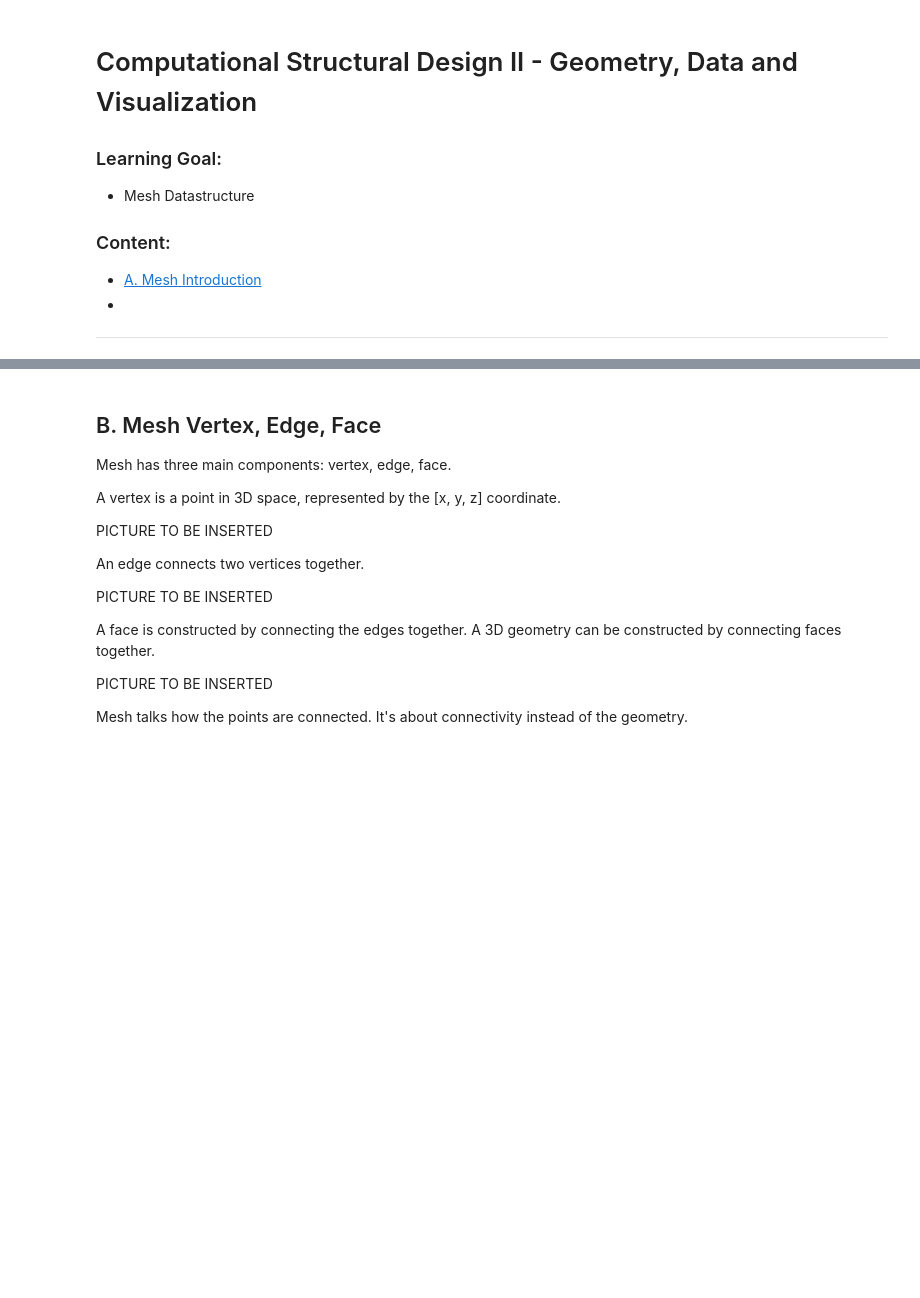
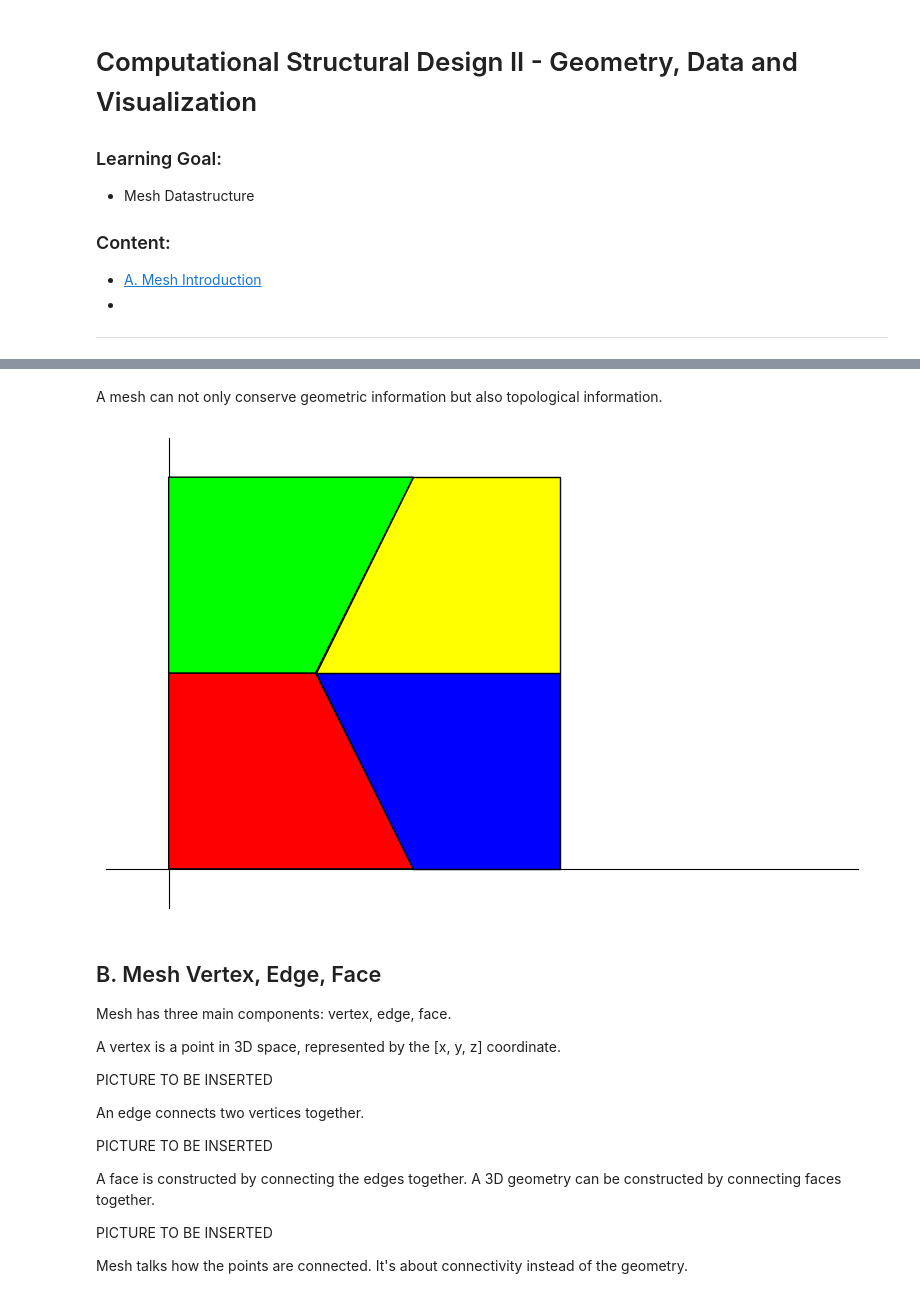
Before and after one commit to BRG-teaching/CSD2_2022, a Jupyter notebook: 3_Materialization/Tutorial5/week_6.ipynb, the cells around one changed output, grey strips where cells are left out. Saved outputs shown, nothing was run; the diff lists cells and outputs as text; code cells hidden in the pictures; blank space fills up the shorter version.

Commit message:
add A1. topological and geometrical

```diff
--- a/3_Materialization/Tutorial5/week_6.ipynb
+++ b/3_Materialization/Tutorial5/week_6.ipynb
@@ -38,3 +42,27 @@ plotter.show()
+# %% [markdown]
+A mesh can not only conserve geometric information but also topological information.
+# %%
+from compas.geometry import Polygon
+from compas_plotters import Plotter
+
+points = [[0, 0], [2.5, 0], [4, 0],
+         [0, 2], [1.5, 2], [4, 2],
+         [0, 4], [2.5, 4], [4, 4]]
+polygon_1 = Polygon([points[0], points[1], points[4], points[3]])
+polygon_2 = Polygon([points[1], points[2], points[5], points[4]])
+polygon_3 = Polygon([points[3], points[4], points[7], points[6]])
+polygon_4 = Polygon([points[4], points[5], points[8], points[7]])
+
+# visualize the Point
+plotter = Plotter(show_axes=True)
+plotter.add(polygon_1, facecolor=(1, 0, 0))
+plotter.add(polygon_2, facecolor=(0, 0, 1))
+plotter.add(polygon_3, facecolor=(0, 1, 0))
+plotter.add(polygon_4, facecolor=(1, 1, 0))
+plotter.zoom_extents()
+plotter.show()
+# %% [output]
+[figure, added]
 # %% [markdown]
 ## B. Mesh Vertex, Edge, Face
 
```
Also changed, not shown: parts of 4 cells of this notebook.
